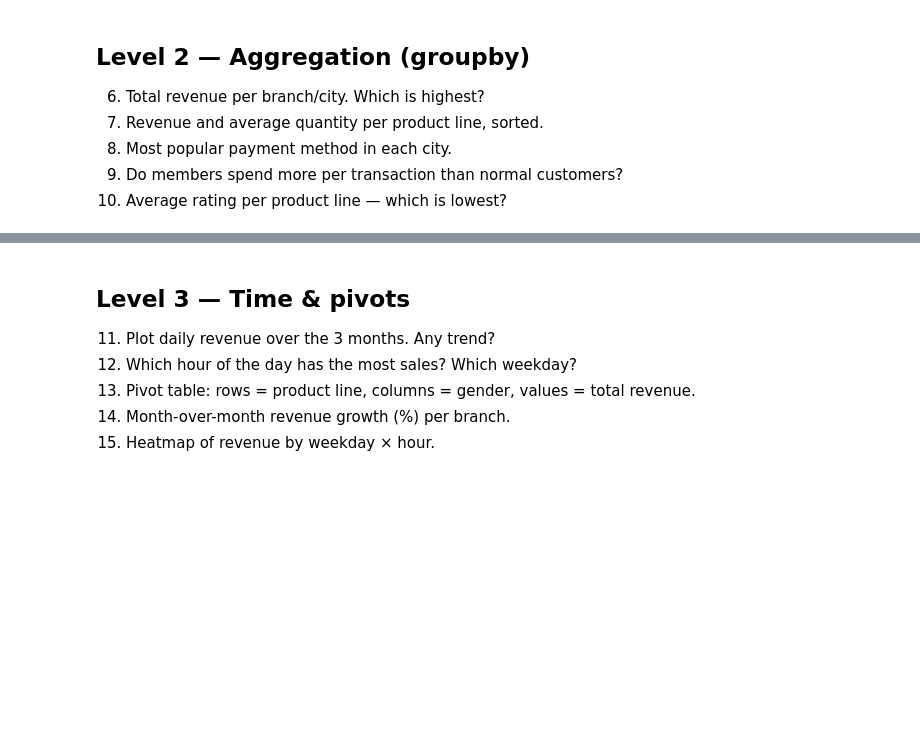
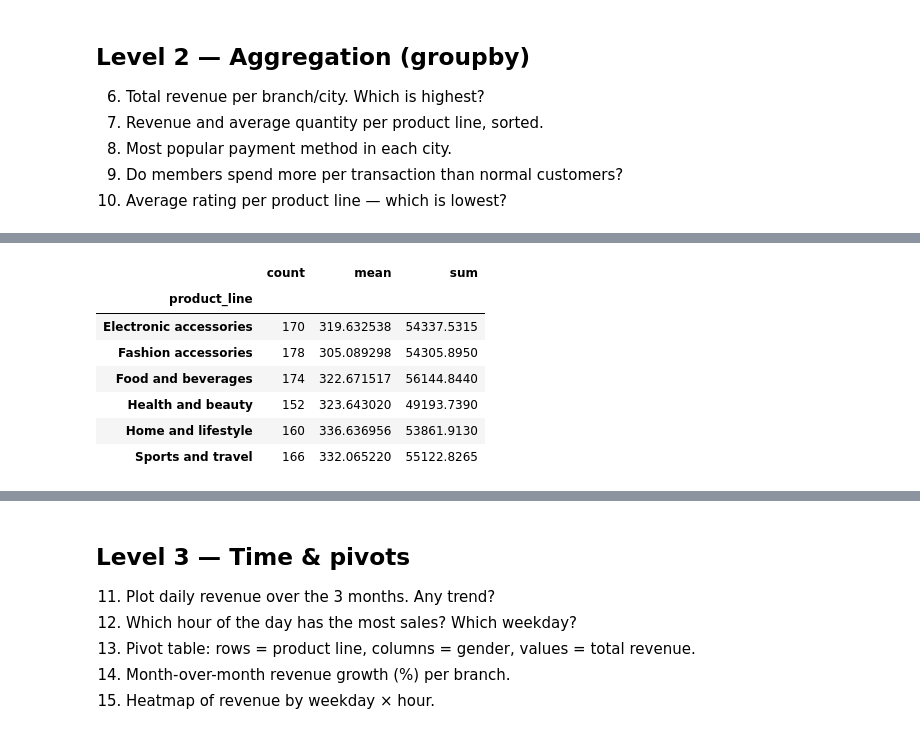
Before and after one commit to Talibdev27/supermarket-sales-analysis, a Jupyter notebook: practice.ipynb, the cells around one changed output, grey strips where cells are left out. Cells and saved outputs as stored; diff of their text form; code cells hidden in the pictures; blank space fills up the shorter version.

Commit message:
Level 2: groupby analysis by city, product line, payment, customer type and rating

```diff
--- a/practice.ipynb
+++ b/practice.ipynb
@@ -190,3 +190,6 @@ Index(['invoice_id', 'branch', 'city', 'customer_type', 'gender',
        'product_line', 'unit_price', 'quantity', 'tax_5%', 'total', 'date',
        'time', 'payment', 'cogs', 'rating', 'month', 'weekday', 'hour'],
       dtype='object')
+# %%
+df = df.rename(columns={"tax_5%": "tax"})
+df.columns
@@ -199,0 +248,11 @@ Index(['invoice_id', 'branch', 'city', 'customer_type', 'gender',
+# %%
+df.groupby("product_line")["total"].agg(["count", "mean", "sum"])
+# %% [output]
+|  | count | mean | sum |
+| product_line |  |  |  |
+| Electronic accessories | 170 | 319.632538 | 54337.5315 |
+| Fashion accessories | 178 | 305.089298 | 54305.8950 |
+| Food and beverages | 174 | 322.671517 | 56144.8440 |
+| Health and beauty | 152 | 323.643020 | 49193.7390 |
+| Home and lifestyle | 160 | 336.636956 | 53861.9130 |
+| Sports and travel | 166 | 332.065220 | 55122.8265 |
```
Also changed, not shown: parts of 15 cells of this notebook.
